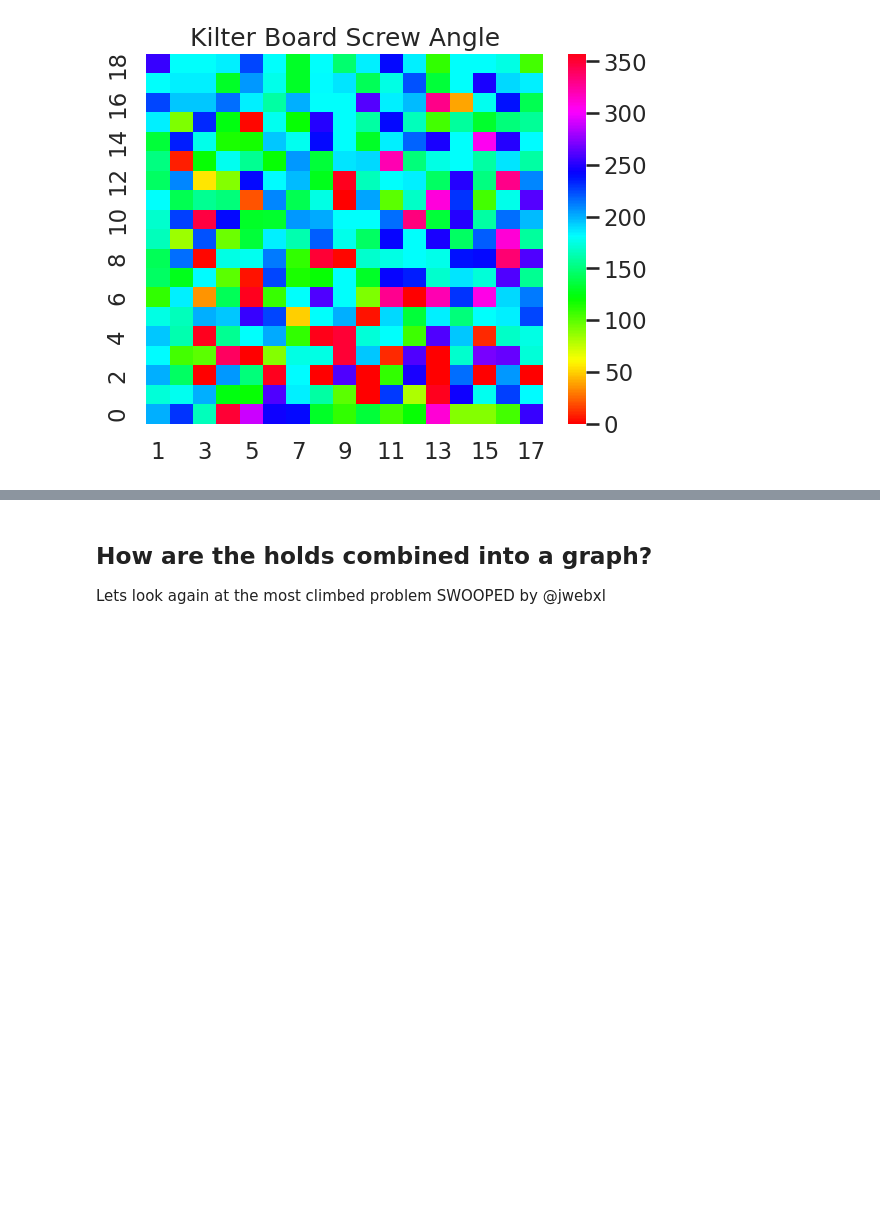
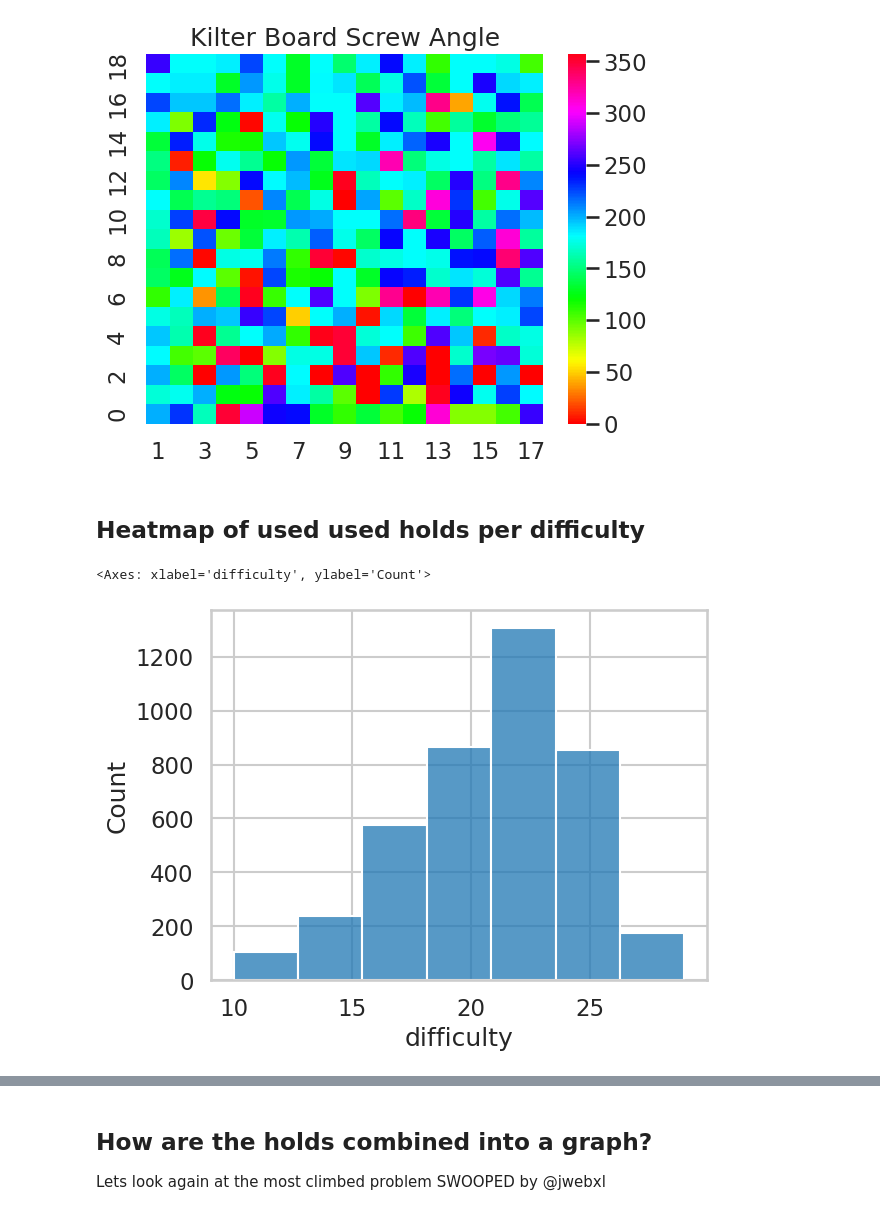
Before and after one commit to TomPlt/KilterBot, a Jupyter notebook: eda.ipynb, the cells around one changed output, grey strips where cells are left out. Cells and saved outputs as stored; diff of their text form; code cells hidden in the pictures; blank space fills up the shorter version.

```diff
--- a/eda.ipynb
+++ b/eda.ipynb
@@ -151,3 +151,10 @@ sns.heatmap(angle_grid, cmap='hsv', cbar=True)
 plt.show()
 # %% [output]
 [figure]
+# %% [markdown]
+## Heatmap of used used holds per difficulty
+# %%
+sns.histplot(df_train.difficulty, bins=7)
+# %% [output]
+<Axes: xlabel='difficulty', ylabel='Count'>
+[figure, added]
```
Also changed, not shown: parts of 7 cells of this notebook, 2 other files.
